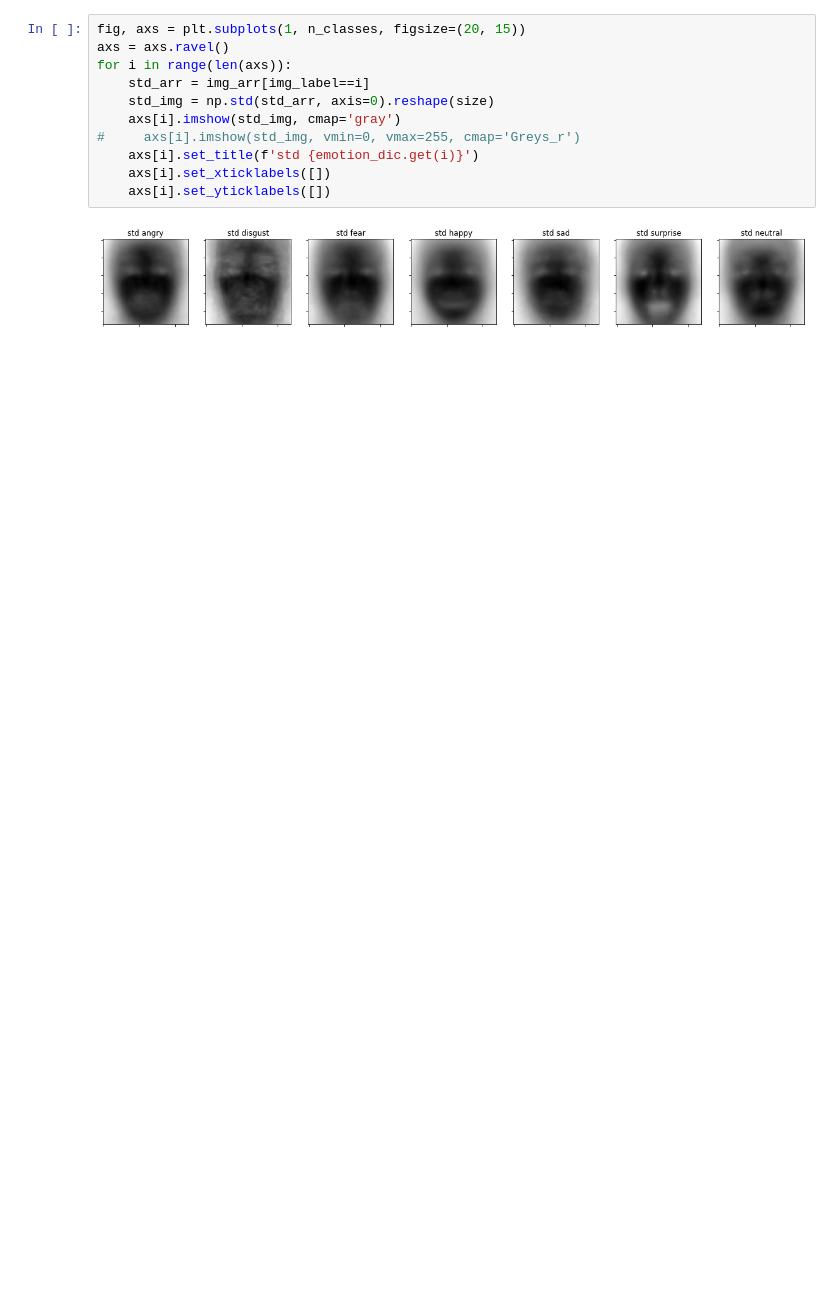
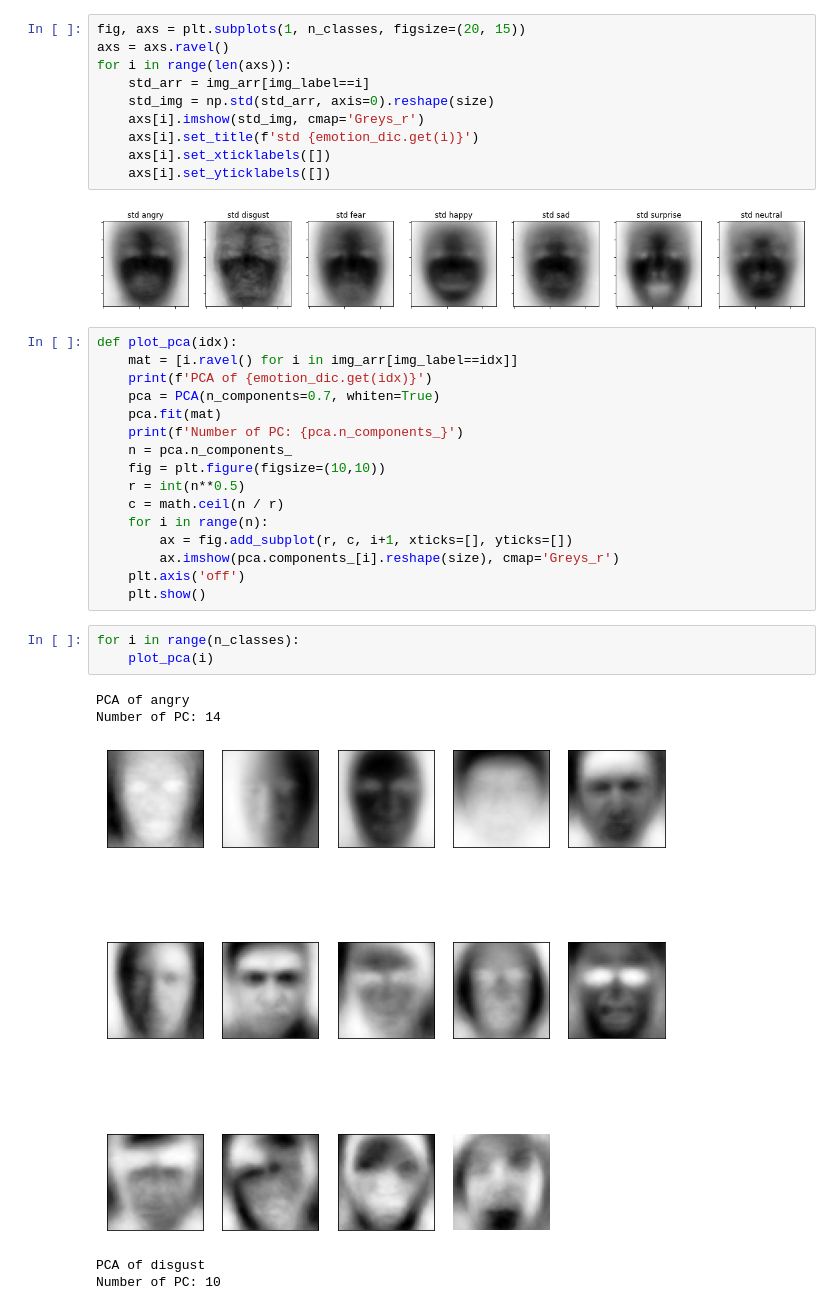
Before and after one commit to jiuntian/partner_face_emotion_recognition, a Jupyter notebook: visual_fer2013.ipynb, the cells around one changed output. Saved outputs shown, nothing was run; the diff lists cells and outputs as text; blank space fills up the shorter version.

```diff
--- a/visual_fer2013.ipynb
+++ b/visual_fer2013.ipynb
@@ -224,10 +204,34 @@ axs = axs.ravel()
 for i in range(len(axs)):
     std_arr = img_arr[img_label==i]
     std_img = np.std(std_arr, axis=0).reshape(size)
-    axs[i].imshow(std_img, cmap='gray')
-#     axs[i].imshow(std_img, vmin=0, vmax=255, cmap='Greys_r')
+    axs[i].imshow(std_img, cmap='Greys_r')
     axs[i].set_title(f'std {emotion_dic.get(i)}')
     axs[i].set_xticklabels([])
     axs[i].set_yticklabels([])
 # %% [output]
 [figure]
+# %%
+def plot_pca(idx):
+    mat = [i.ravel() for i in img_arr[img_label==idx]]
+    print(f'PCA of {emotion_dic.get(idx)}')
+    pca = PCA(n_components=0.7, whiten=True)
+    pca.fit(mat)
+    print(f'Number of PC: {pca.n_components_}')
+    n = pca.n_components_
+    fig = plt.figure(figsize=(10,10))
+    r = int(n**0.5)
+    c = math.ceil(n / r)
+    for i in range(n):
+        ax = fig.add_subplot(r, c, i+1, xticks=[], yticks=[])
+        ax.imshow(pca.components_[i].reshape(size), cmap='Greys_r')
+    plt.axis('off')
+    plt.show()
+# %%
+for i in range(n_classes):
+    plot_pca(i)
+# %% [output]
+PCA of angry
+Number of PC: 14
+[figure, added]
+PCA of disgust
+Number of PC: 10
```
Also changed, not shown: parts of 12 cells of this notebook.
